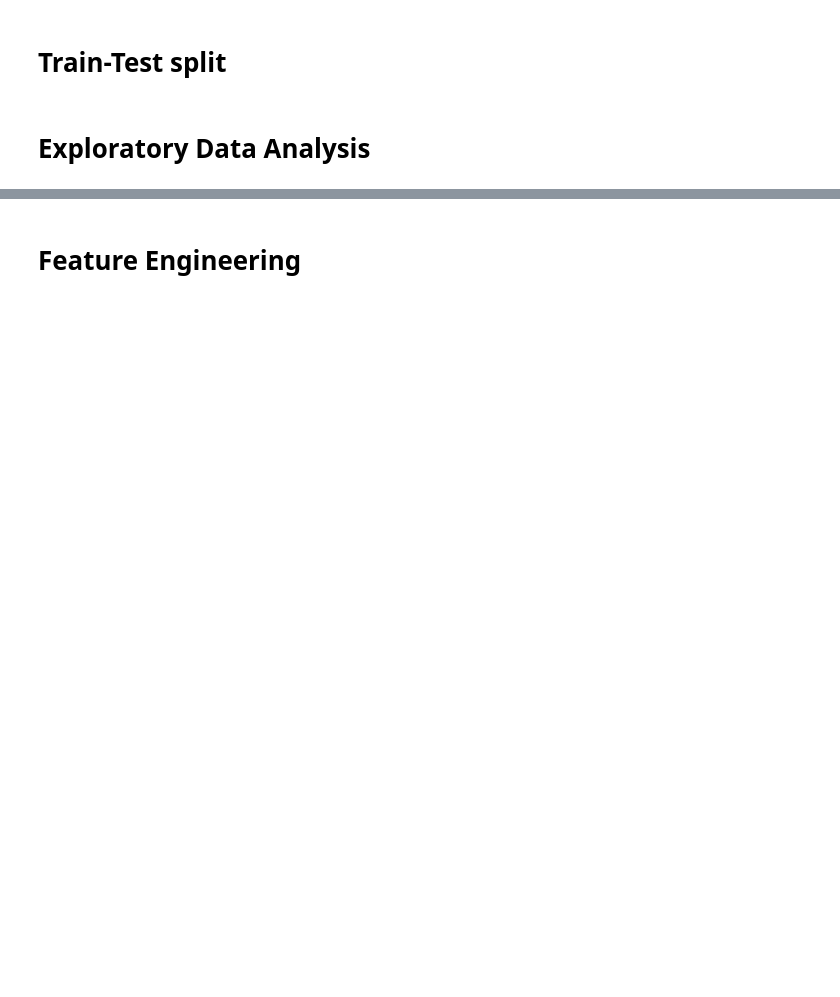
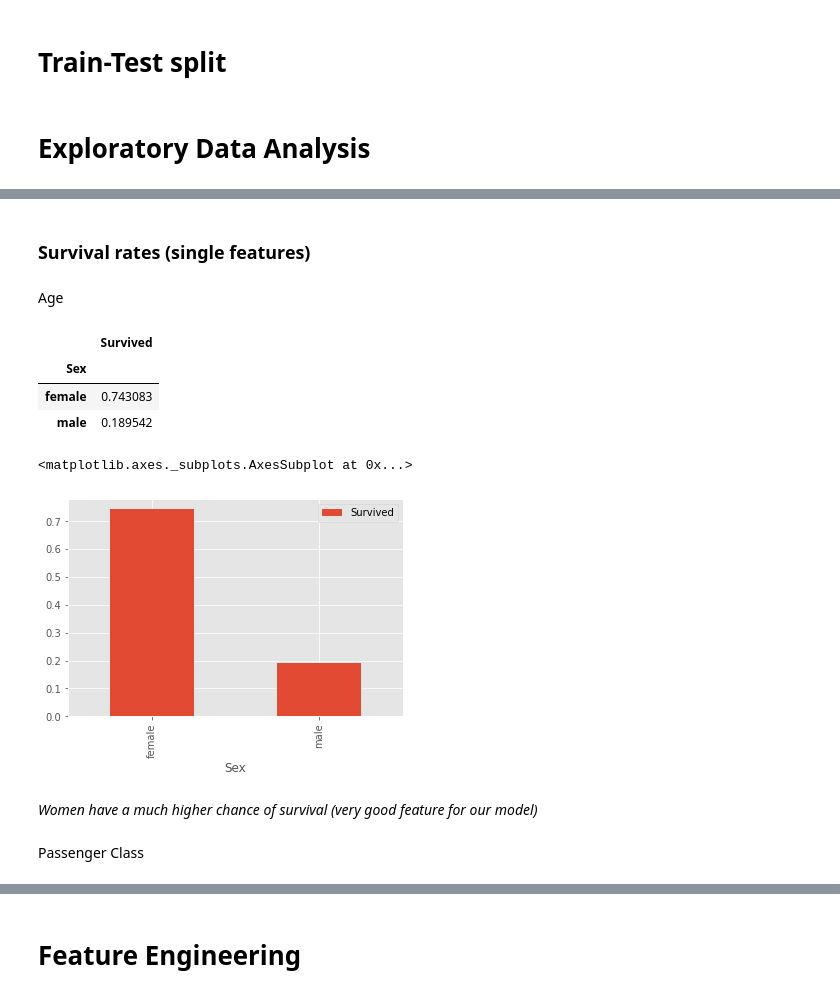
Before and after one commit to senzelden/projects, a Jupyter notebook: week_02/titanic/titanic_full_workflow.ipynb, the cells around one changed output, grey strips where cells are left out. Cells and saved outputs as stored; diff of their text form; code cells hidden in the pictures; blank space fills up the shorter version.

```diff
--- a/week_02/titanic/titanic_full_workflow.ipynb
+++ b/week_02/titanic/titanic_full_workflow.ipynb
@@ -58,2 +31,11 @@ dataframes = [train_df, test_df]
 # %% [markdown]
 # Train-Test split
+# %%
+# Split the data into X and y
+X = train_df.iloc[:, 0:]
+y = train_df.Survived
+# %%
+# Split the data into train and test set
+from sklearn.model_selection import train_test_split
+
+X_train, X_test, y_train, y_test = train_test_split(X, y, test_size=0.2)
@@ -108,0 +82,26 @@ dtype: int64
+# %% [markdown]
+### Survival rates (single features)
+# %%
+# set generale styling for plots
+plt.style.use('ggplot')
+# %% [markdown]
+Age
+# %%
+# Inspect survival rate depending on Pclass
+sex_survival = X_train[['Survived', 'Sex']].groupby(['Sex']).mean()
+sex_survival
+# %% [output]
+|  | Survived |
+| Sex |  |
+| female | 0.743083 |
+| male | 0.189542 |
+# %%
+# Let's plot a bar for that
+sex_survival.plot.bar()
+# %% [output]
+<matplotlib.axes._subplots.AxesSubplot at 0x...>
+[figure, added]
+# %% [markdown]
+*Women have a much higher chance of survival (very good feature for our model)*
+# %% [markdown]
+Passenger Class
```
Also changed, not shown: parts of 168 cells of this notebook, 1 other file.
